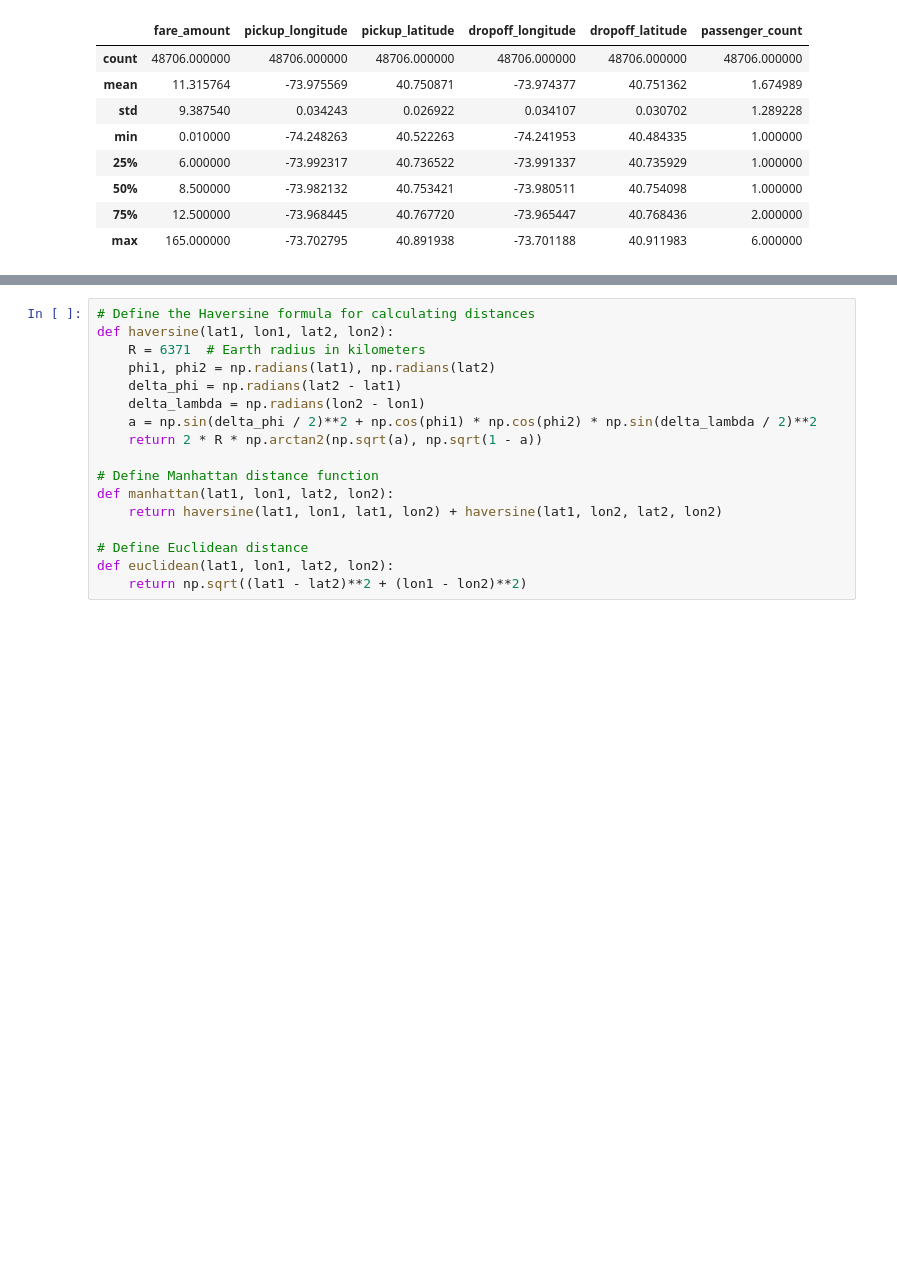
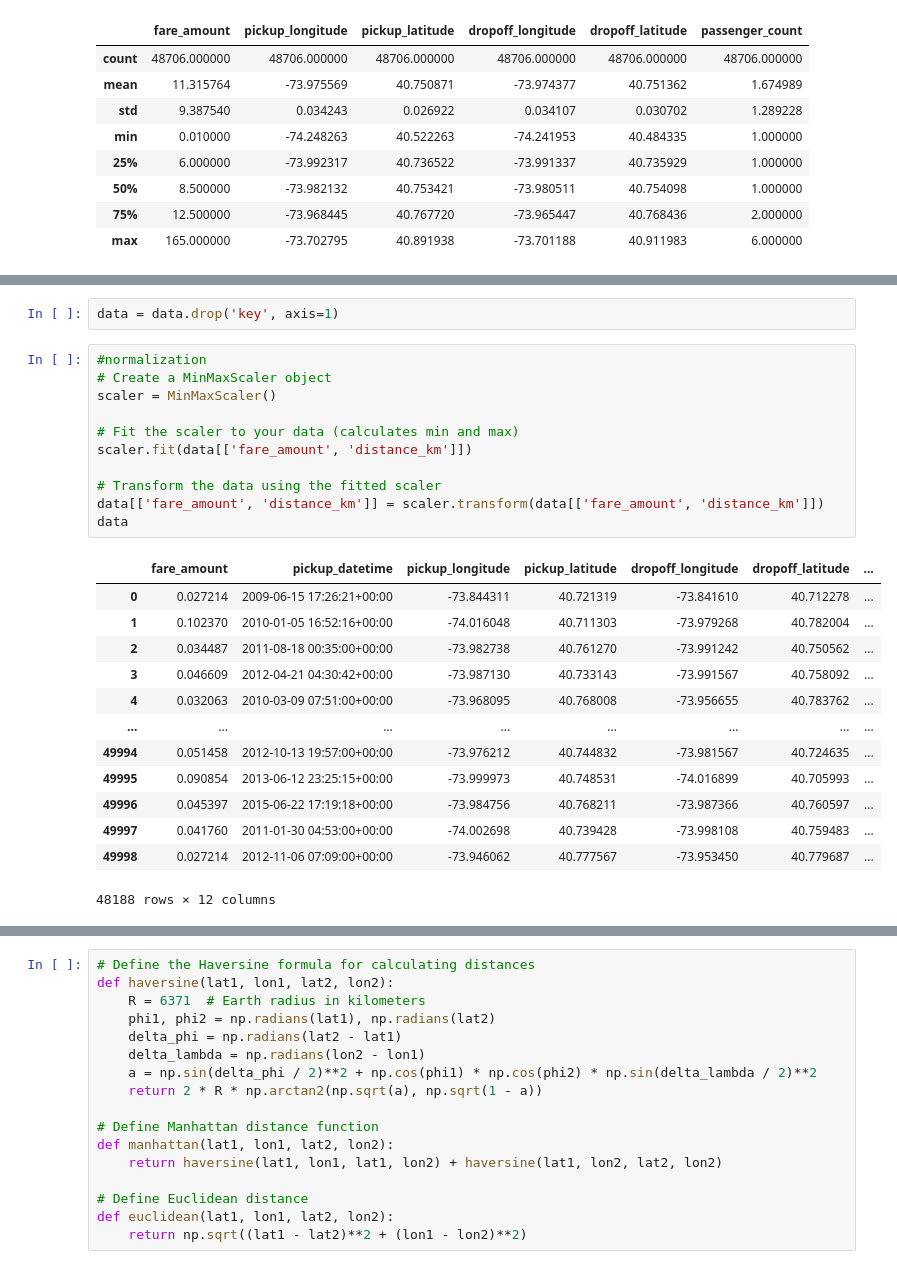
Before and after one commit to Karunya003/ML-Powered-Taxi-Fare-Prediction-using-Docker, a Jupyter notebook: main.ipynb, the cells around one changed output, grey strips where cells are left out. Drawn from its saved outputs; the diff is of its cells as text; blank space fills up the shorter version.

```diff
--- a/main.ipynb
+++ b/main.ipynb
@@ -124,3 +147,30 @@ data.head()
+# %%
+data = data.drop('key', axis=1)
+# %%
+#normalization
+# Create a MinMaxScaler object
+scaler = MinMaxScaler()
+
+# Fit the scaler to your data (calculates min and max)
+scaler.fit(data[['fare_amount', 'distance_km']])
+
+# Transform the data using the fitted scaler
+data[['fare_amount', 'distance_km']] = scaler.transform(data[['fare_amount', 'distance_km']])
+data
+# %% [output]
+|  | fare_amount | pickup_datetime | pickup_longitude | pickup_latitude | dropoff_longitude | dropoff_latitude | ... |
+| 0 | 0.027214 | 2009-06-15 17:26:21+00:00 | -73.844311 | 40.721319 | -73.841610 | 40.712278 | ... |
+| 1 | 0.102370 | 2010-01-05 16:52:16+00:00 | -74.016048 | 40.711303 | -73.979268 | 40.782004 | ... |
+| 2 | 0.034487 | 2011-08-18 00:35:00+00:00 | -73.982738 | 40.761270 | -73.991242 | 40.750562 | ... |
+| 3 | 0.046609 | 2012-04-21 04:30:42+00:00 | -73.987130 | 40.733143 | -73.991567 | 40.758092 | ... |
+| 4 | 0.032063 | 2010-03-09 07:51:00+00:00 | -73.968095 | 40.768008 | -73.956655 | 40.783762 | ... |
+| ... | ... | ... | ... | ... | ... | ... | ... |
+| 49994 | 0.051458 | 2012-10-13 19:57:00+00:00 | -73.976212 | 40.744832 | -73.981567 | 40.724635 | ... |
+| 49995 | 0.090854 | 2013-06-12 23:25:15+00:00 | -73.999973 | 40.748531 | -74.016899 | 40.705993 | ... |
+| 49996 | 0.045397 | 2015-06-22 17:19:18+00:00 | -73.984756 | 40.768211 | -73.987366 | 40.760597 | ... |
+| 49997 | 0.041760 | 2011-01-30 04:53:00+00:00 | -74.002698 | 40.739428 | -73.998108 | 40.759483 | ... |
+| 49998 | 0.027214 | 2012-11-06 07:09:00+00:00 | -73.946062 | 40.777567 | -73.953450 | 40.779687 | ... |
+48188 rows × 12 columns
 # %%
 # Visualizing fare amount distribution
 plt.figure(figsize=(8, 6))
```
Also changed, not shown: parts of 3 cells of this notebook.
